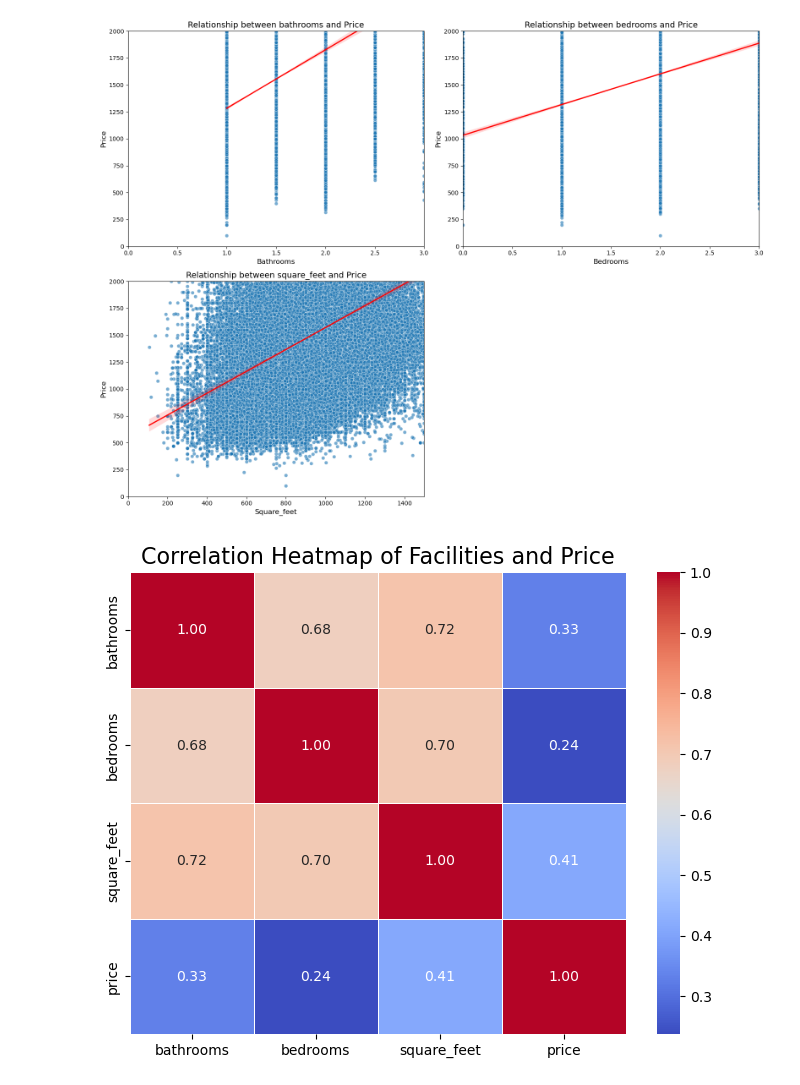
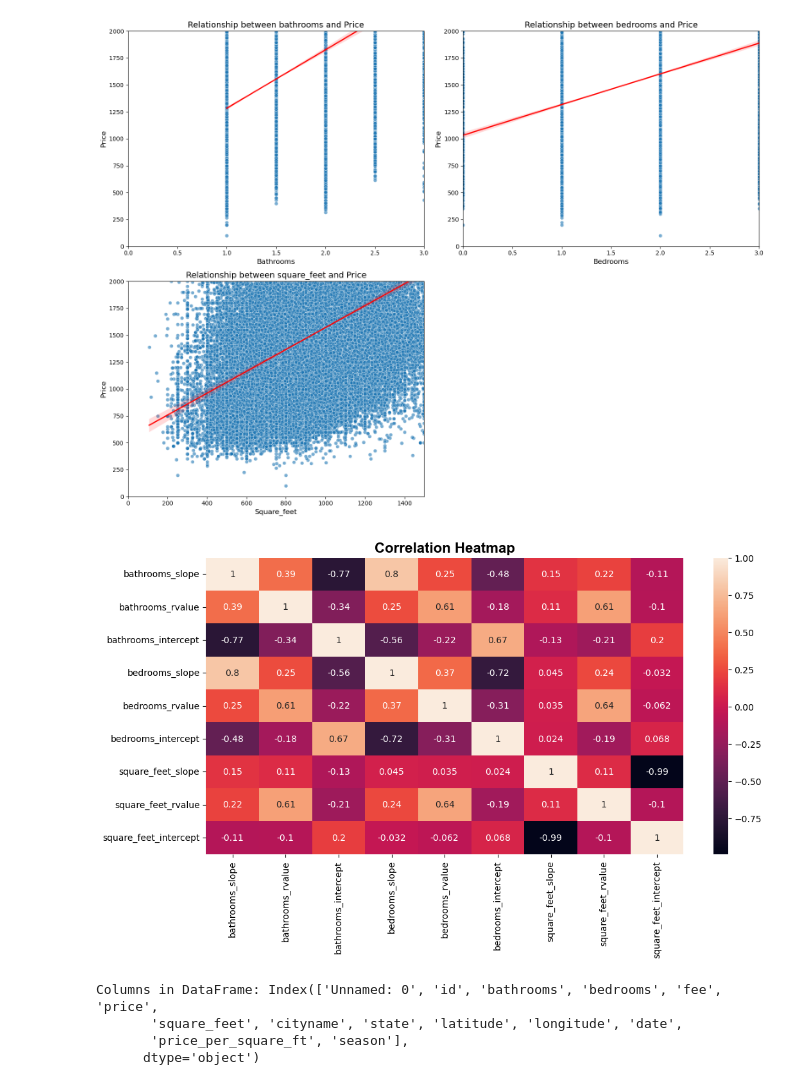
Before and after one commit to tghcb9/dataanalytics-project1-group6, a Jupyter notebook: submission/analysis/question-3.ipynb, the cells around one changed output. Cells and saved outputs as stored; diff of their text form; code cells hidden in the pictures.

```diff
--- a/submission/analysis/question-3.ipynb
+++ b/submission/analysis/question-3.ipynb
@@ -238,10 +238,19 @@ plt.show()
 [figure]
 # %%
 # Heatmap of correlations
-correlation_matrix = df[FACILITY_COLUMN_NAMES + ['price']].corr()
-plt.figure(figsize=(8, 6))
-sns.heatmap(correlation_matrix, annot=True, cmap="coolwarm", fmt='.2f', linewidths=0.5)
-plt.title('Correlation Heatmap of Facilities and Price', fontsize=16)
+# correlations:
+corrs=regression_df.corr(numeric_only=True)
+
+# Change Canvas Size
+plt.figure(figsize=(12, 6))
+
+# Create a basic plot, anno (annatation the number on there)
+sns.heatmap(corrs, annot=True)
+
+# Customization
+plt.title("Correlation Heatmap", fontweight="bold", fontsize=16, fontfamily="Arial")
+
+# Show/Save the Graph
 plt.show()
 # %% [output]
-[figure, old version]
+[figure, new version]
@@ -247,0 +270,8 @@ plt.show()
+# %%
+# Print column names to verify
+print("Columns in DataFrame:", df.columns)
+# %% [output]
+Columns in DataFrame: Index(['Unnamed: 0', 'id', 'bathrooms', 'bedrooms', 'fee', 'price',
+       'square_feet', 'cityname', 'state', 'latitude', 'longitude', 'date',
+       'price_per_square_ft', 'season'],
+      dtype='object')
```
Also changed, not shown: parts of 2 cells of this notebook.
